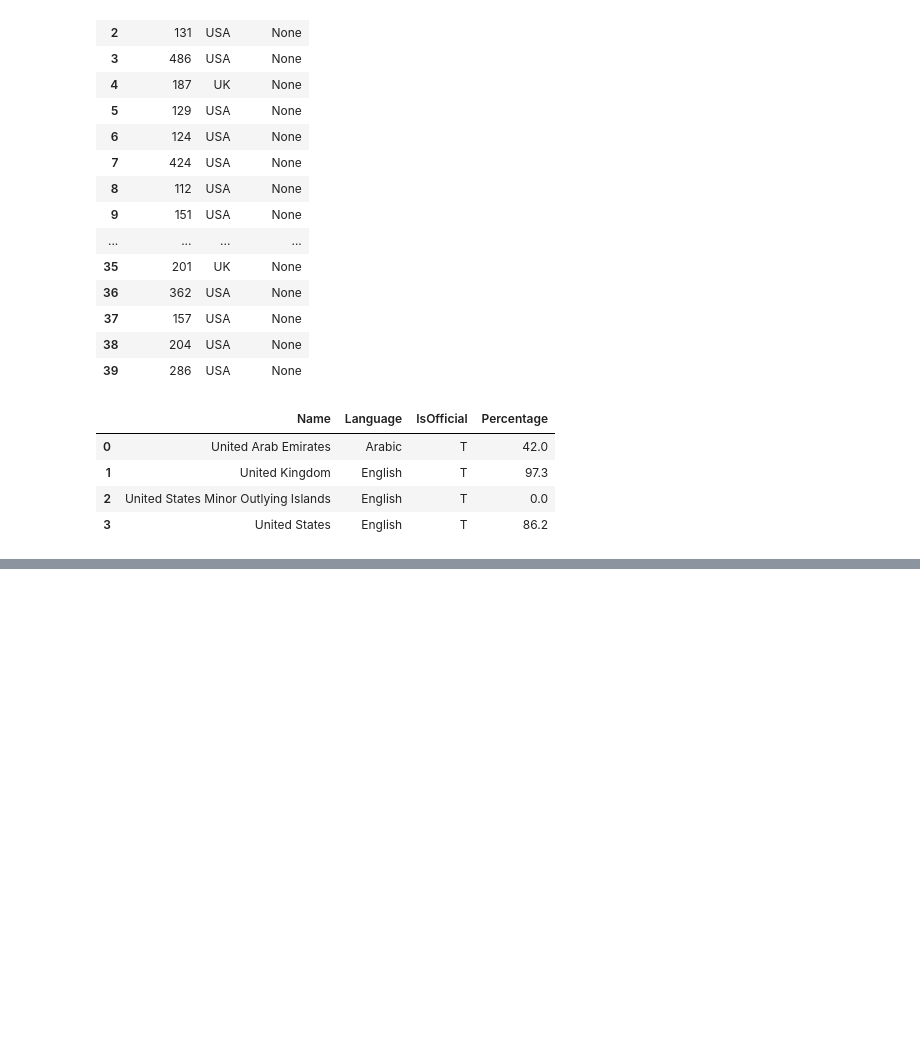
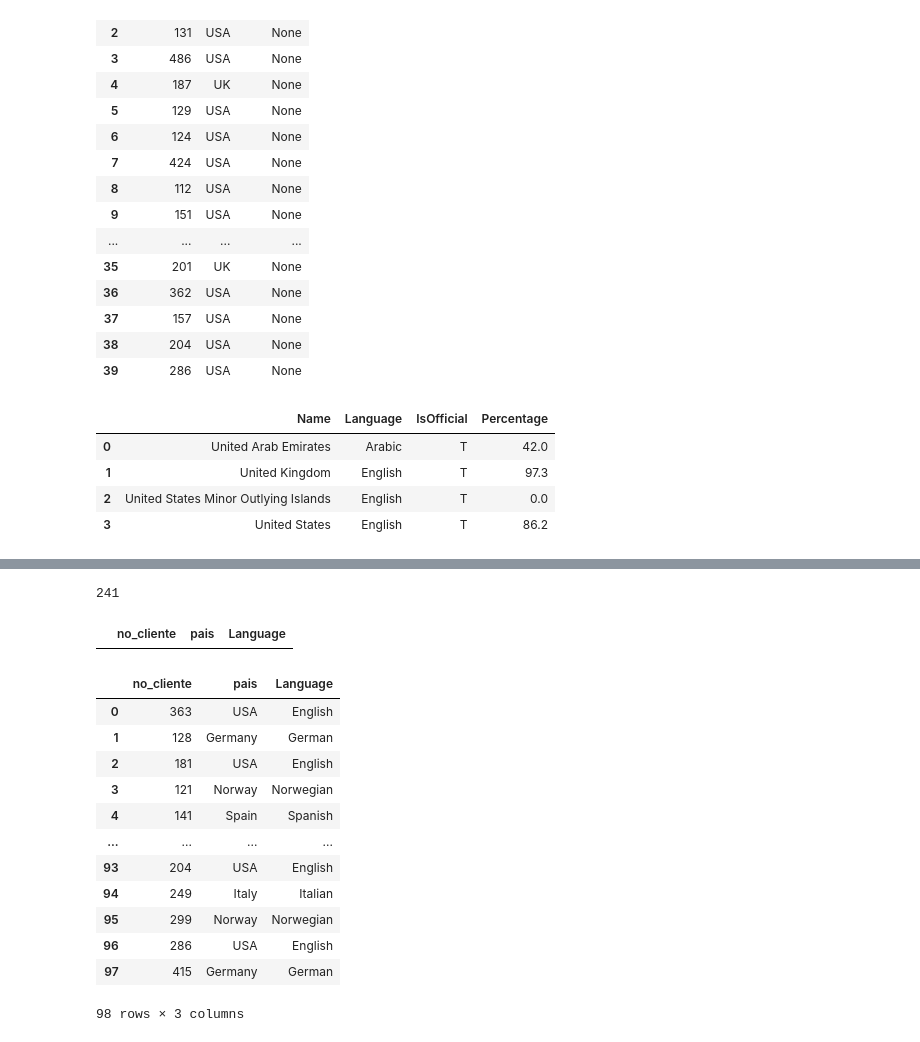
Before and after one commit to rafazamb/DS_PT_PR_SEP22, a Jupyter notebook: 02-Data_analysis/02-Procesos ETL/02-Bases de Datos/Práctica Bases de datos.ipynb, the cells around one changed output, grey strips where cells are left out. Saved outputs shown, nothing was run; the diff lists cells and outputs as text; code cells hidden in the pictures; blank space fills up the shorter version.

```diff
--- a/02-Data_analysis/02-Procesos ETL/02-Bases de Datos/Práctica Bases de datos.ipynb
+++ b/02-Data_analysis/02-Procesos ETL/02-Bases de Datos/Práctica Bases de datos.ipynb
@@ -318,0 +353,41 @@ pd.read_sql(query, conn)
+# %%
+idiomas.to_sql('IDIOMA',conn,index=False,if_exists='replace')
+# %% [output]
+241
+# %%
+# Relacionar a cada cliente con su idioma
+query = '''
+SELECT no_cliente,pais,Language
+FROM CLIENTE
+LEFT JOIN IDIOMA
+ON CLIENTE.pais = IDIOMA.Name
+WHERE Language IS NULL
+'''
+pd.read_sql(query,conn)
+# %% [output]
+|  | no_cliente | pais | Language |
+# %%
+#Ahora cada cliente tiene su idioma asociado
+
+query = '''
+SELECT no_cliente,pais,Language
+FROM CLIENTE
+JOIN IDIOMA
+ON CLIENTE.pais = IDIOMA.Name
+
+'''
+pd.read_sql(query,conn)
+# %% [output]
+|  | no_cliente | pais | Language |
+| 0 | 363 | USA | English |
+| 1 | 128 | Germany | German |
+| 2 | 181 | USA | English |
+| 3 | 121 | Norway | Norwegian |
+| 4 | 141 | Spain | Spanish |
+| ... | ... | ... | ... |
+| 93 | 204 | USA | English |
+| 94 | 249 | Italy | Italian |
+| 95 | 299 | Norway | Norwegian |
+| 96 | 286 | USA | English |
+| 97 | 415 | Germany | German |
+98 rows × 3 columns
```
Also changed, not shown: parts of 5 cells of this notebook.
